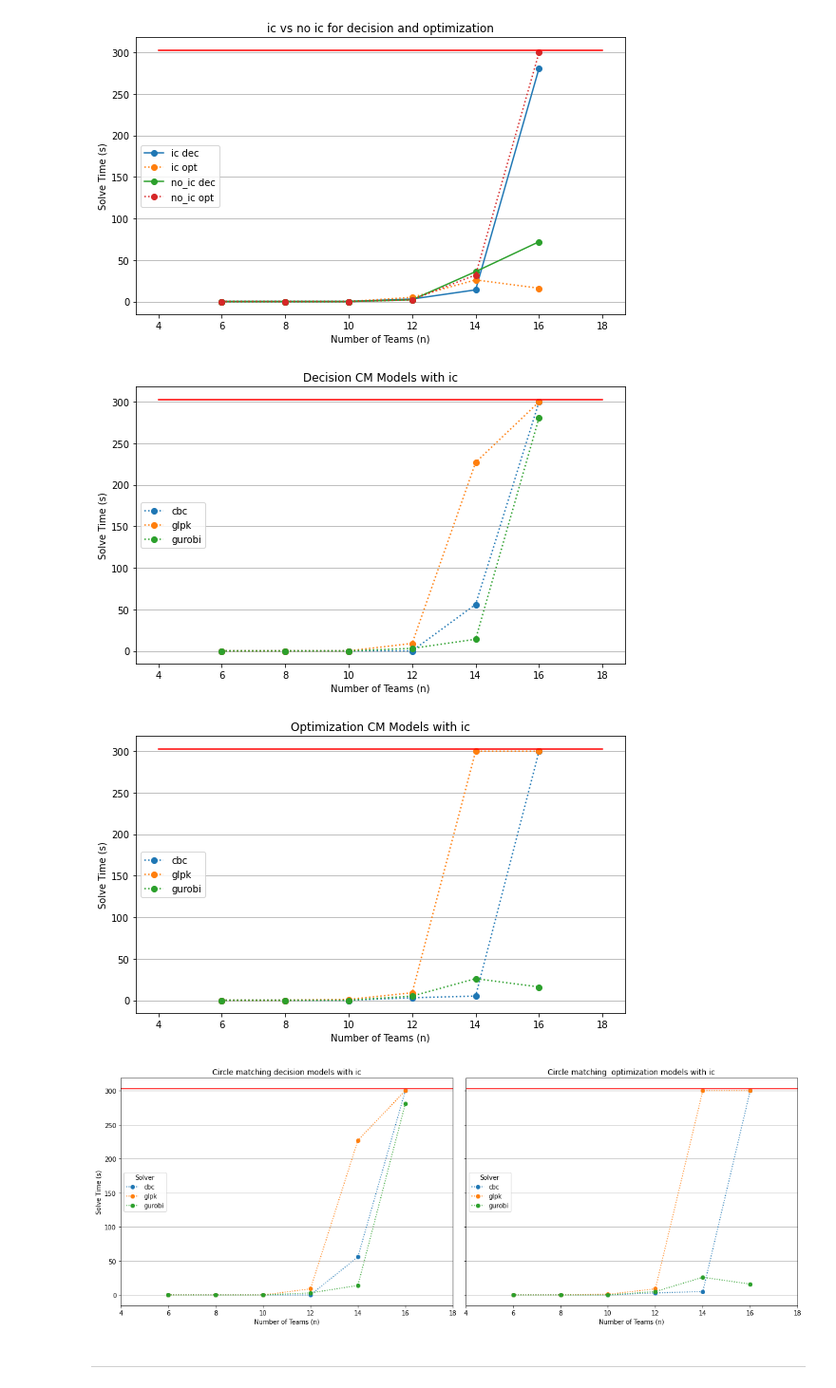
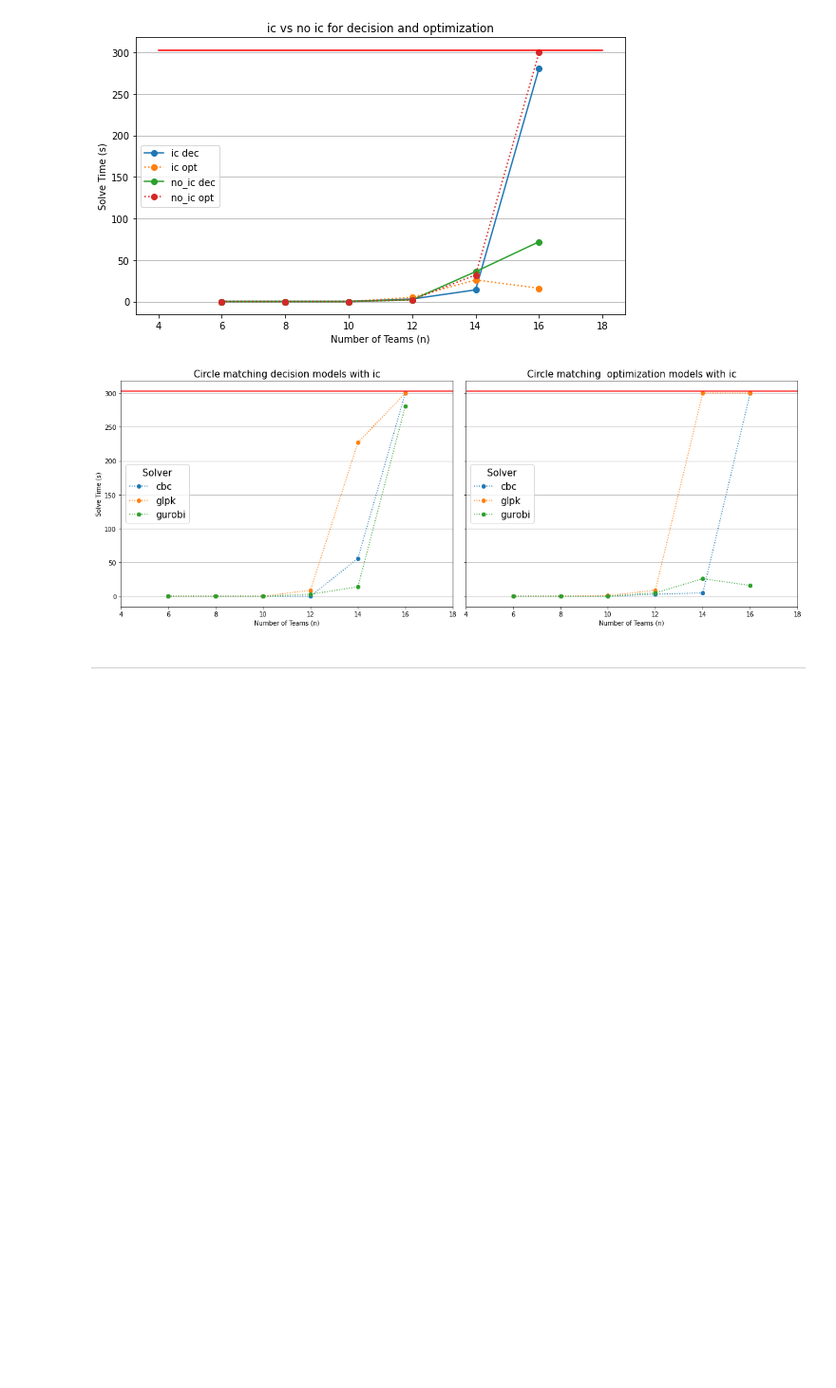
Before and after one commit to SamueleCentanni/CDMO_2025, a Jupyter notebook: source/MIP/plot_stats.ipynb, the cells around one changed output. Shown: that part at 95% size. Drawn from its saved outputs; the diff is of its cells as text; code cells hidden in the pictures; blank space fills up the shorter version.

```diff
--- a/source/MIP/plot_stats.ipynb
+++ b/source/MIP/plot_stats.ipynb
@@ -136,73 +136,72 @@ plt.show()
 # %% [output]
 [figure]
 # %%
-df_opt = df[(df['version'] == 'decision')  & (df['model'] == 'circleMatching') & (df['ic'] == 'ic')]
+# df_opt = df[(df['version'] == 'decision')  & (df['model'] == 'circleMatching') & (df['ic'] == 'ic')]
 
-plt.figure(figsize=(8, 5))
-for solver in df_opt['solver'].unique():
-    df_solver = df_opt[(df_opt['solver'] == solver)]
-    plt.plot(df_solver['n'], df_solver['time'], marker='o', linestyle=':', label=solver)
-plt.plot([4,18], [303,303], c='r')
-plt.xticks(range(4, 19, 2))
-plt.legend(title='Solver')
-plt.xlabel('Number of Teams (n)')
-plt.ylabel('Solve Time (s)')
-plt.title('Decision CM Models with ic')
-plt.legend(loc='center left')
-plt.tight_layout()
-plt.grid(True, which='both', axis='y')
-plt.show()
+# plt.figure(figsize=(8, 5))
+# for solver in df_opt['solver'].unique():
+#     df_solver = df_opt[(df_opt['solver'] == solver)]
+#     plt.plot(df_solver['n'], df_solver['time'], marker='o', linestyle=':', label=solver)
+# plt.plot([4,18], [303,303], c='r')
+# plt.xticks(range(4, 19, 2))
+# plt.legend(title='Solver')
+# plt.xlabel('Number of Teams (n)')
+# plt.ylabel('Solve Time (s)')
+# plt.title('Decision CM Models with ic')
+# plt.legend(loc='center left')
+# plt.tight_layout()
+# plt.grid(True, which='both', axis='y')
+# plt.show()
 
-df_opt = df[(df['version'] == 'optimization')  & (df['model'] == 'circleMatching') & (df['ic'] == 'ic')]
+# df_opt = df[(df['version'] == 'optimization')  & (df['model'] == 'circleMatching') & (df['ic'] == 'ic')]
 
-plt.figure(figsize=(8, 5))
-for solver in df_opt['solver'].unique():
-    df_solver = df_opt[(df_opt['solver'] == solver)]
-    plt.plot(df_solver['n'], df_solver['time'], marker='o', linestyle=':', label=solver)
-plt.plot([4,18], [303,303], c='r')
-plt.xticks(range(4, 19, 2))
-plt.legend(title='Solver')
-plt.xlabel('Number of Teams (n)')
-plt.ylabel('Solve Time (s)')
-plt.title('Optimization CM Models with ic')
-plt.legend(loc='center left')
-plt.tight_layout()
-plt.grid(True, which='both', axis='y')
+# plt.figure(figsize=(8, 5))
+# for solver in df_opt['solver'].unique():
+#     df_solver = df_opt[(df_opt['solver'] == solver)]
+#     plt.plot(df_solver['n'], df_solver['time'], marker='o', linestyle=':', label=solver)
+# plt.plot([4,18], [303,303], c='r')
+# plt.xticks(range(4, 19, 2))
+# plt.legend(title='Solver')
+# plt.xlabel('Number of Teams (n)')
+# plt.ylabel('Solve Time (s)')
+# plt.title('Optimization CM Models with ic')
+# plt.legend(loc='center left')
+# plt.tight_layout()
+# plt.grid(True, which='both', axis='y')
+
 # combine decision and optimization into subplots
 fig, axes = plt.subplots(1, 2, figsize=(16, 6), sharey=True)
 
 # decision subplot
 df_dec = df[(df['version'] == 'decision') & (df['model'] == 'circleMatching') & (df['ic'] == 'ic')]
 ax = axes[0]
 for solver in df_dec['solver'].unique():
     df_solver = df_dec[df_dec['solver'] == solver]
     ax.plot(df_solver['n'], df_solver['time'], marker='o', linestyle=':', label=solver)
 ax.axhline(303, color='r')
 ax.set_xticks(range(4, 19, 2))
 ax.set_xlabel('Number of Teams (n)')
 ax.set_ylabel('Solve Time (s)')
-ax.set_title('Circle matching decision models with ic')
-ax.legend(title='Solver', loc='center left')
+ax.set_title('Circle matching decision models with ic', fontsize=15)
+ax.legend(title='Solver', loc='center left', fontsize=15, title_fontsize=15)
 ax.grid(True, which='both', axis='y')
 
 # optimization subplot
 df_opt = df[(df['version'] == 'optimization') & (df['model'] == 'circleMatching') & (df['ic'] == 'ic')]
 ax = axes[1]
 for solver in df_opt['solver'].unique():
     df_solver = df_opt[df_opt['solver'] == solver]
     ax.plot(df_solver['n'], df_solver['time'], marker='o', linestyle=':', label=solver)
 ax.axhline(303, color='r')
 ax.set_xticks(range(4, 19, 2))
 ax.set_xlabel('Number of Teams (n)')
-ax.set_title('Circle matching  optimization models with ic')
-ax.legend(title='Solver', loc='center left')
+ax.set_title('Circle matching  optimization models with ic', fontsize=15)
+ax.legend(title='Solver', loc='center left', fontsize=15, title_fontsize=15)
 ax.grid(True, which='both', axis='y')
 
 plt.tight_layout()
 plt.show()
 # %% [output]
-[figure, old version]
+[figure, new version]
-[figure, removed]
-[figure, removed]
 # %% [markdown]
 -------------------
```
Also changed, not shown: parts of 1 cell of this notebook, 9 other files.
